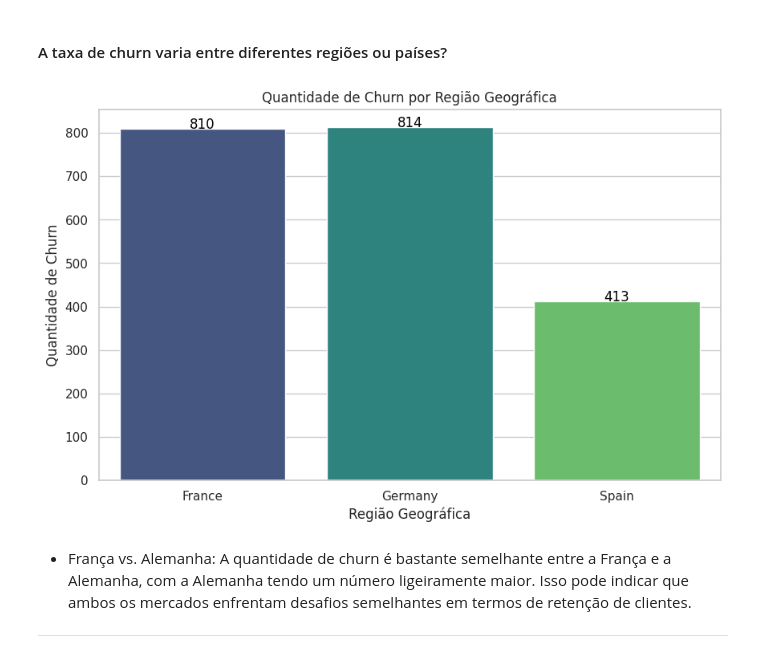
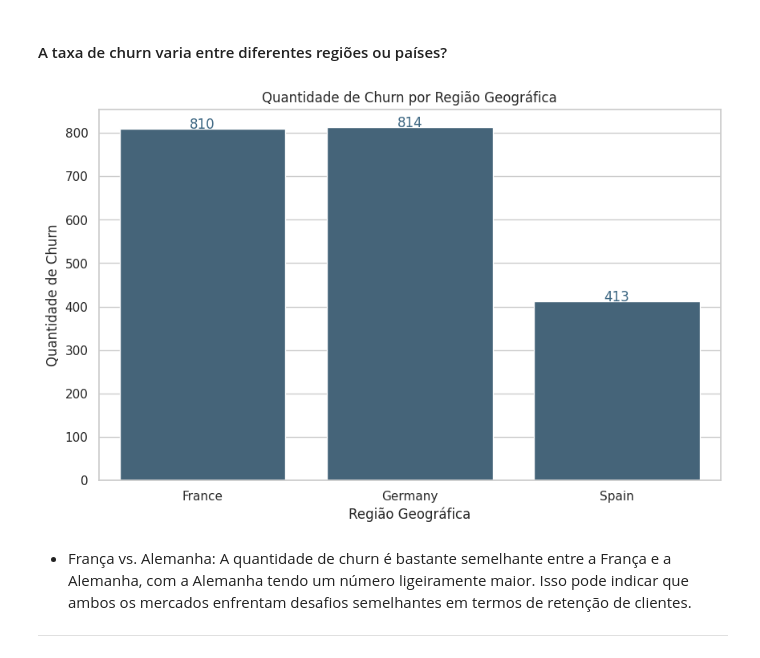
Before and after one commit to atlantico-academy/equipe6-2014.2, a Jupyter notebook: notebooks/01-exploratory_data_analysis.ipynb, the cells around one changed output. Cells and saved outputs as stored; diff of their text form; code cells hidden in the pictures.

```diff
--- a/notebooks/01-exploratory_data_analysis.ipynb
+++ b/notebooks/01-exploratory_data_analysis.ipynb
@@ -228,21 +228,21 @@ plt.show()
 # %%
 churn_by_geography = df[df['Exited'] == 1].groupby('Geography')['Exited'].count().reset_index(name='Churn Count')
 
 plt.figure(figsize=(10, 6))
-bar_plot = sns.barplot(x='Geography', y='Churn Count', data=churn_by_geography, palette='viridis')
+bar_plot = sns.barplot(x='Geography', y='Churn Count', data=churn_by_geography, palette=['#3C6682'])
 
 bar_plot.set_title('Quantidade de Churn por Região Geográfica')
 bar_plot.set_xlabel('Região Geográfica')
 bar_plot.set_ylabel('Quantidade de Churn')
 
 # Adicionar os números nas barras
 for index, row in churn_by_geography.iterrows():
-    bar_plot.text(row.name, row['Churn Count'], round(row['Churn Count'], 2), color='black', ha="center")
+    bar_plot.text(row.name, row['Churn Count'], round(row['Churn Count'], 2), color='#3C6682', ha="center")
 
 # Mostrar o gráfico
 plt.show()
 # %% [output]
-[figure, old version]
+[figure, new version]
 # %% [markdown]
 - França vs. Alemanha: A quantidade de churn é bastante semelhante entre a França e a Alemanha, com a Alemanha tendo um número ligeiramente maior. Isso pode indicar que ambos os mercados enfrentam desafios semelhantes em termos de retenção de clientes.
 
```
